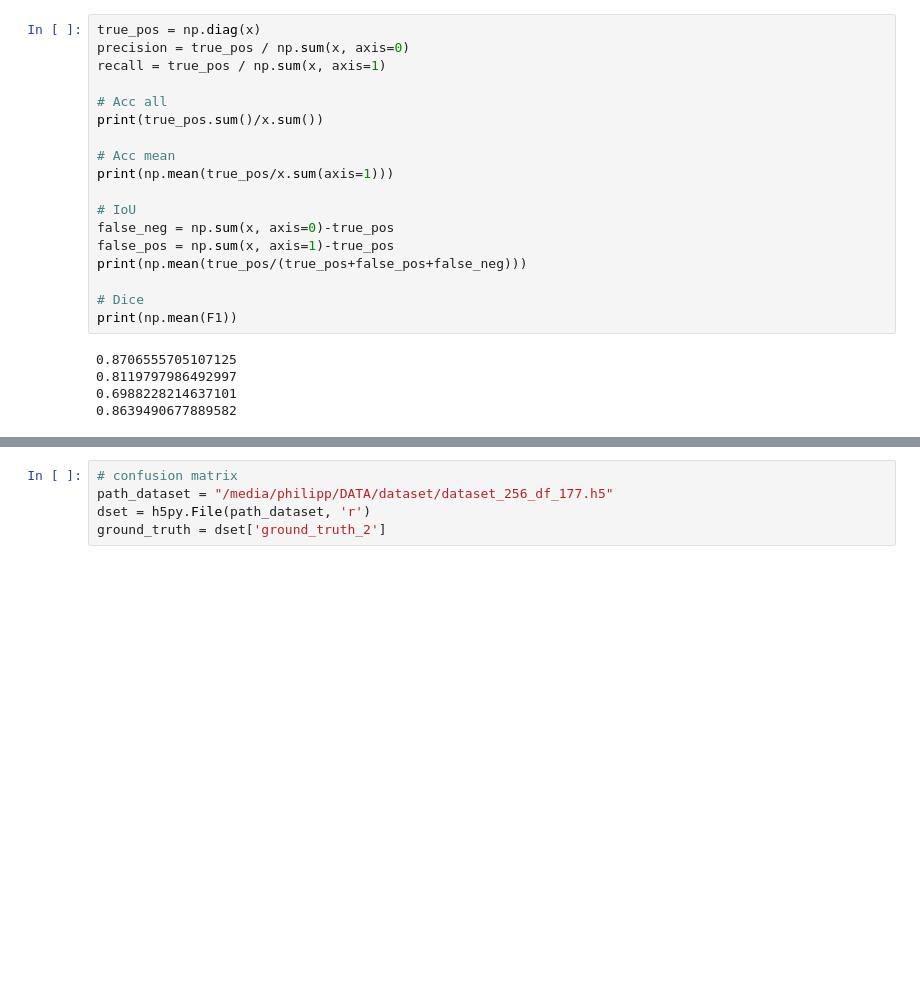
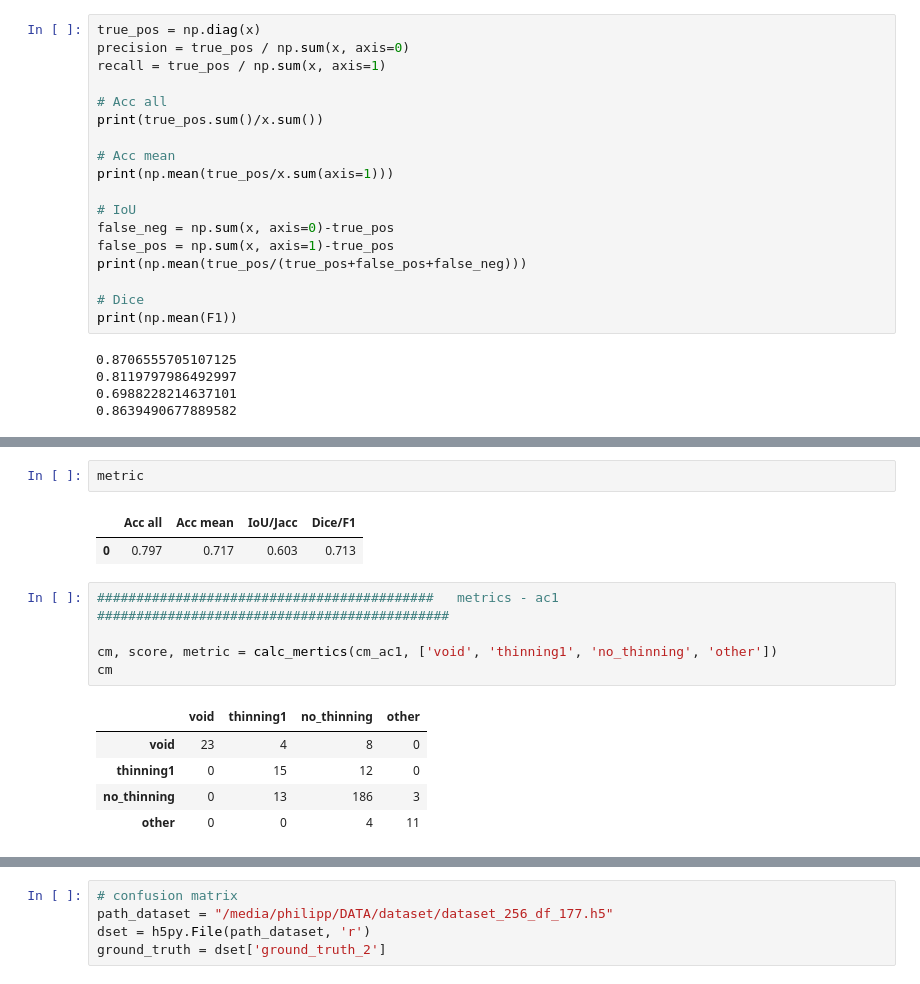
Before and after one commit to satlawa/edin_results, a Jupyter notebook: edin_results.ipynb, the cells around one changed output, grey strips where cells are left out. Saved outputs shown, nothing was run; the diff lists cells and outputs as text; blank space fills up the shorter version.

```diff
--- a/edin_results.ipynb
+++ b/edin_results.ipynb
@@ -346,0 +501,16 @@ print(np.mean(F1))
+# %%
+metric
+# %% [output]
+|  | Acc all | Acc mean | IoU/Jacc | Dice/F1 |
+| 0 | 0.797 | 0.717 | 0.603 | 0.713 |
+# %%
+###########################################   metrics - ac1  #############################################
+
+cm, score, metric = calc_mertics(cm_ac1, ['void', 'thinning1', 'no_thinning', 'other'])
+cm
+# %% [output]
+|  | void | thinning1 | no_thinning | other |
+| void | 23 | 4 | 8 | 0 |
+| thinning1 | 0 | 15 | 12 | 0 |
+| no_thinning | 0 | 13 | 186 | 3 |
+| other | 0 | 0 | 4 | 11 |
```
Also changed, not shown: parts of 21 cells of this notebook.
